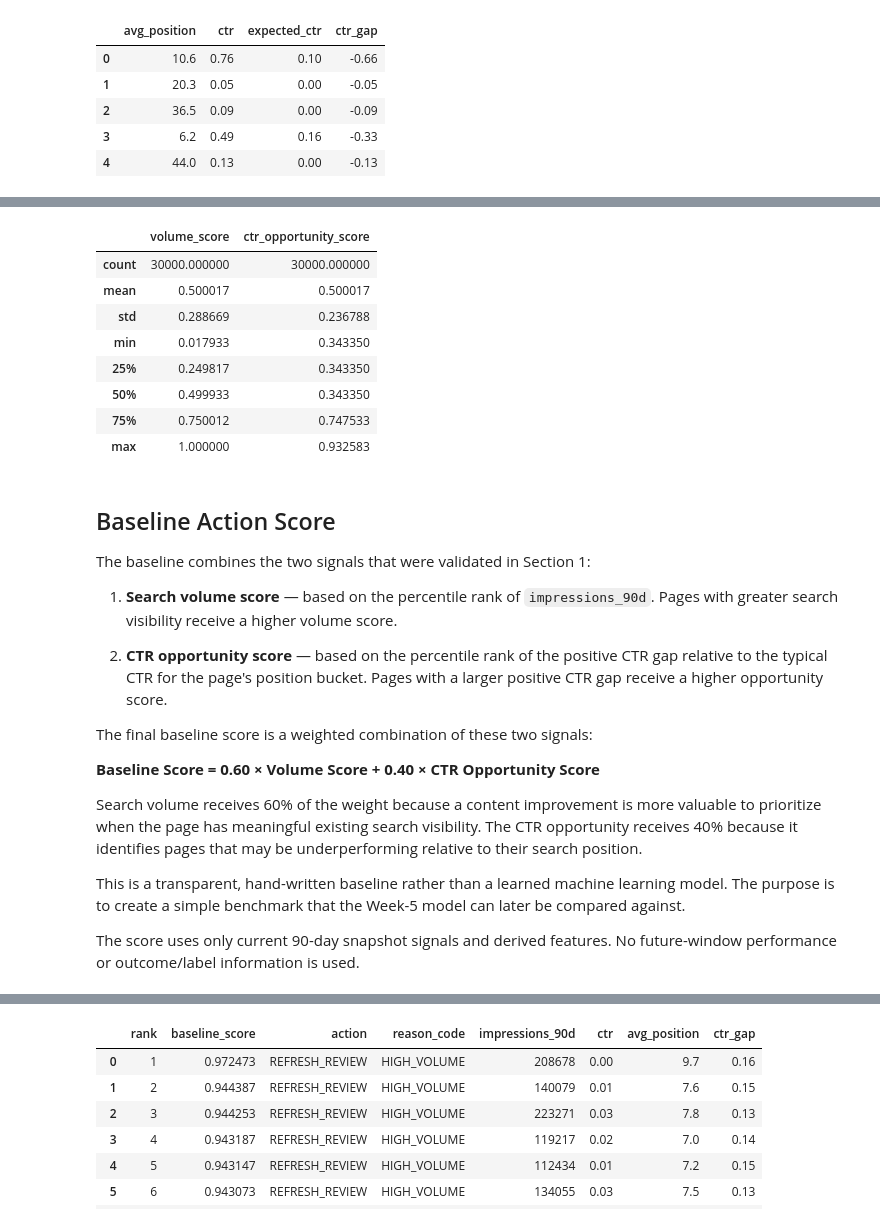
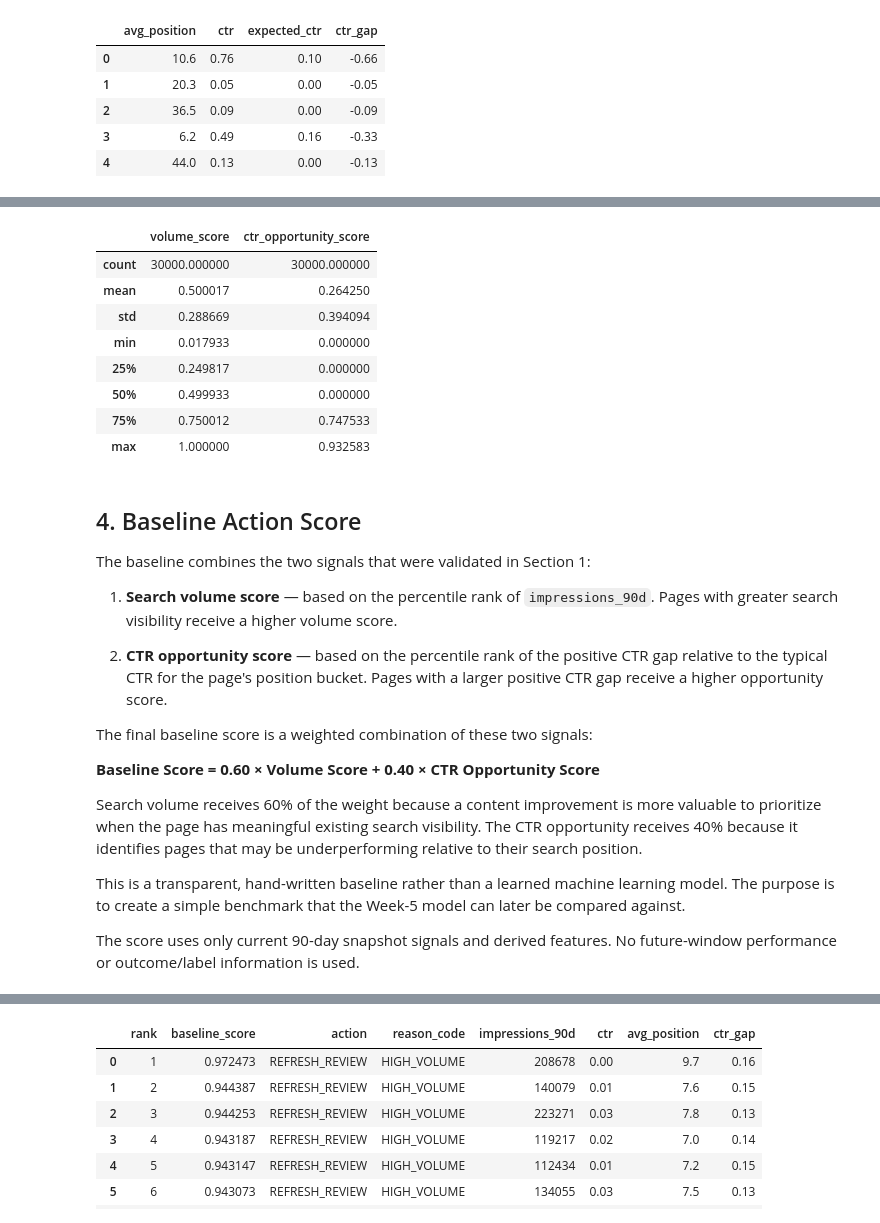
Before and after one commit to AroojSaleem-995/flyrank-ml-internship, a Jupyter notebook: work/notebooks/w04_baseline_score.ipynb, the cells around one changed output, grey strips where cells are left out. Saved outputs shown, nothing was run; the diff lists cells and outputs as text; code cells hidden in the pictures.

```diff
--- a/work/notebooks/w04_baseline_score.ipynb
+++ b/work/notebooks/w04_baseline_score.ipynb
@@ -205,27 +230,35 @@ df[[
 # %%
 df["volume_score"] = (
     df["impressions_90d"].rank(pct=True)
 )
 
-df["ctr_opportunity_score"] = (
-    df["ctr_gap"].clip(lower=0).rank(pct=True)
+df["volume_score"] = (
+    df["impressions_90d"].rank(pct=True)
+)
+
+positive_gap = df["ctr_gap"].clip(lower=0)
+
+df["ctr_opportunity_score"] = np.where(
+    positive_gap > 0,
+    positive_gap.rank(pct=True),
+    0
 )
 df[[
     "volume_score",
     "ctr_opportunity_score"
 ]].describe()
 # %% [output]
 |  | volume_score | ctr_opportunity_score |
 | count | 30000.000000 | 30000.000000 |
-| mean | 0.500017 | 0.500017 |
-| std | 0.288669 | 0.236788 |
-| min | 0.017933 | 0.343350 |
-| 25% | 0.249817 | 0.343350 |
-| 50% | 0.499933 | 0.343350 |
+| mean | 0.500017 | 0.264250 |
+| std | 0.288669 | 0.394094 |
+| min | 0.017933 | 0.000000 |
+| 25% | 0.249817 | 0.000000 |
+| 50% | 0.499933 | 0.000000 |
 | 75% | 0.750012 | 0.747533 |
 | max | 1.000000 | 0.932583 |
 # %% [markdown]
-## Baseline Action Score
+## 4. Baseline Action Score
 
 The baseline combines the two signals that were validated in Section 1:
 
```
Also changed, not shown: parts of 13 cells of this notebook.
